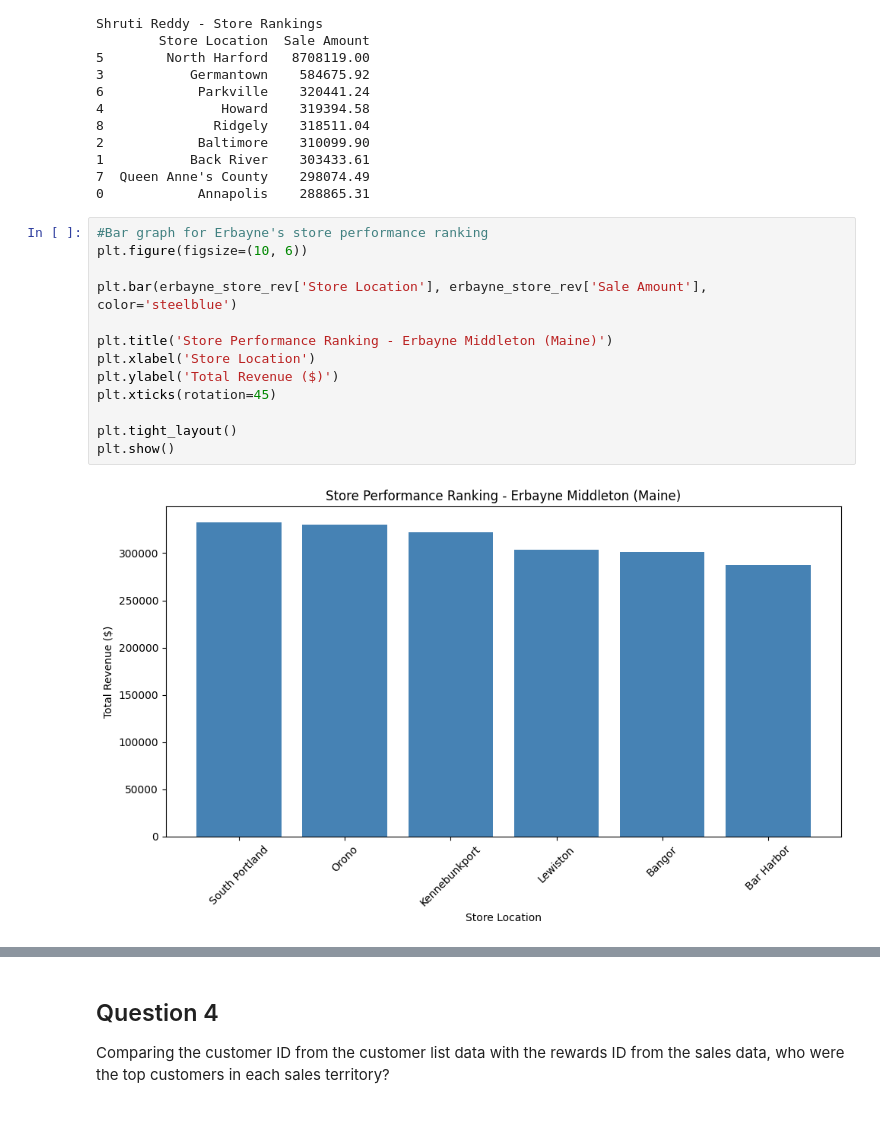
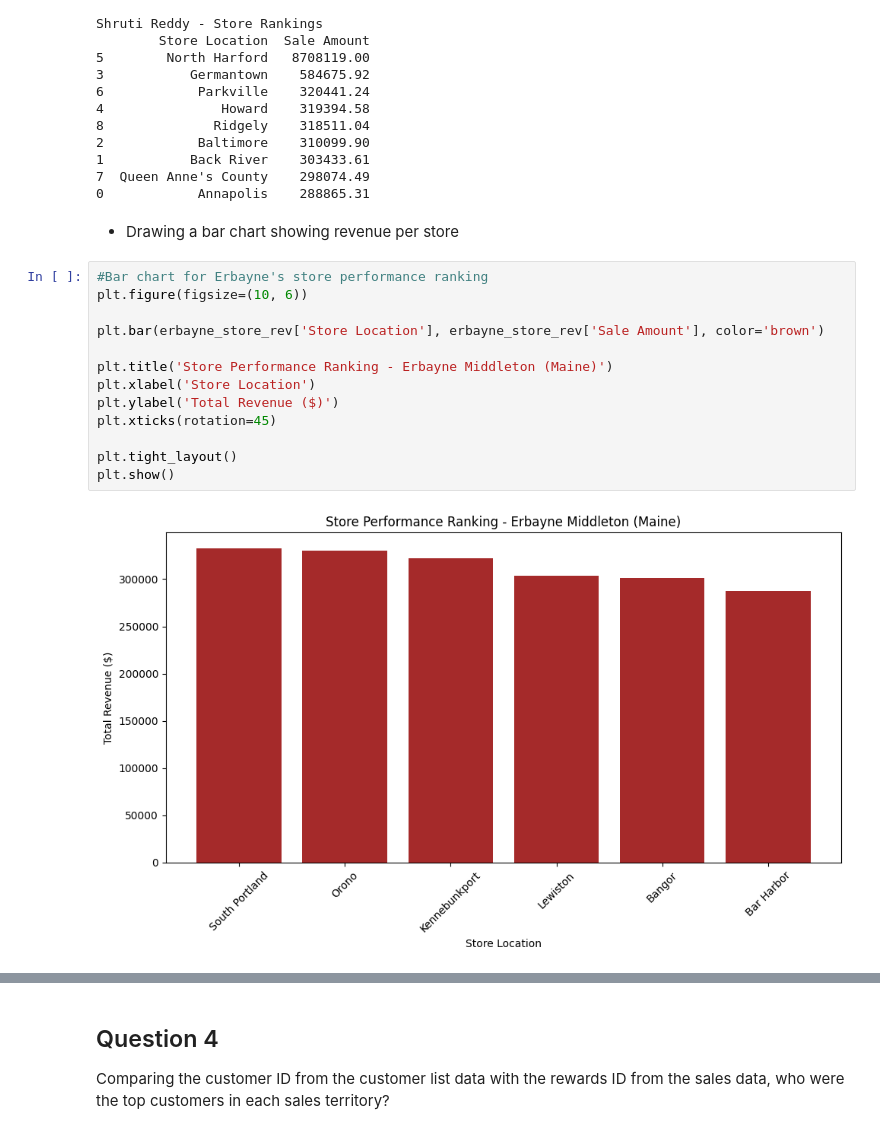
Before and after one commit to OKRR66/Capstone_2, a Jupyter notebook: KARAER_sales_analysis.ipynb, the cells around one changed output, grey strips where cells are left out. Saved outputs shown, nothing was run; the diff lists cells and outputs as text.

Commit message:
Q5 is answered. Comments and visuals adjusted. Marketing Recos are WIP.

```diff
--- a/KARAER_sales_analysis.ipynb
+++ b/KARAER_sales_analysis.ipynb
@@ -444,21 +300,23 @@ Shruti Reddy - Store Rankings
 1           Back River    303433.61
 7  Queen Anne's County    298074.49
 0            Annapolis    288865.31
+# %% [markdown]
+- Drawing a bar chart showing revenue per store
 # %%
-#Bar graph for Erbayne's store performance ranking
+#Bar chart for Erbayne's store performance ranking
 plt.figure(figsize=(10, 6))
 
-plt.bar(erbayne_store_rev['Store Location'], erbayne_store_rev['Sale Amount'], color='steelblue')
+plt.bar(erbayne_store_rev['Store Location'], erbayne_store_rev['Sale Amount'], color='brown')
 
 plt.title('Store Performance Ranking - Erbayne Middleton (Maine)')
 plt.xlabel('Store Location')
 plt.ylabel('Total Revenue ($)')
 plt.xticks(rotation=45)
 
 plt.tight_layout()
 plt.show()
 # %% [output]
-[figure, old version]
+[figure, new version]
 # %%
 #Bar chart for Shruti's store performance ranking
 plt.figure(figsize=(10, 6))
```
Also changed, not shown: parts of 60 cells of this notebook.
